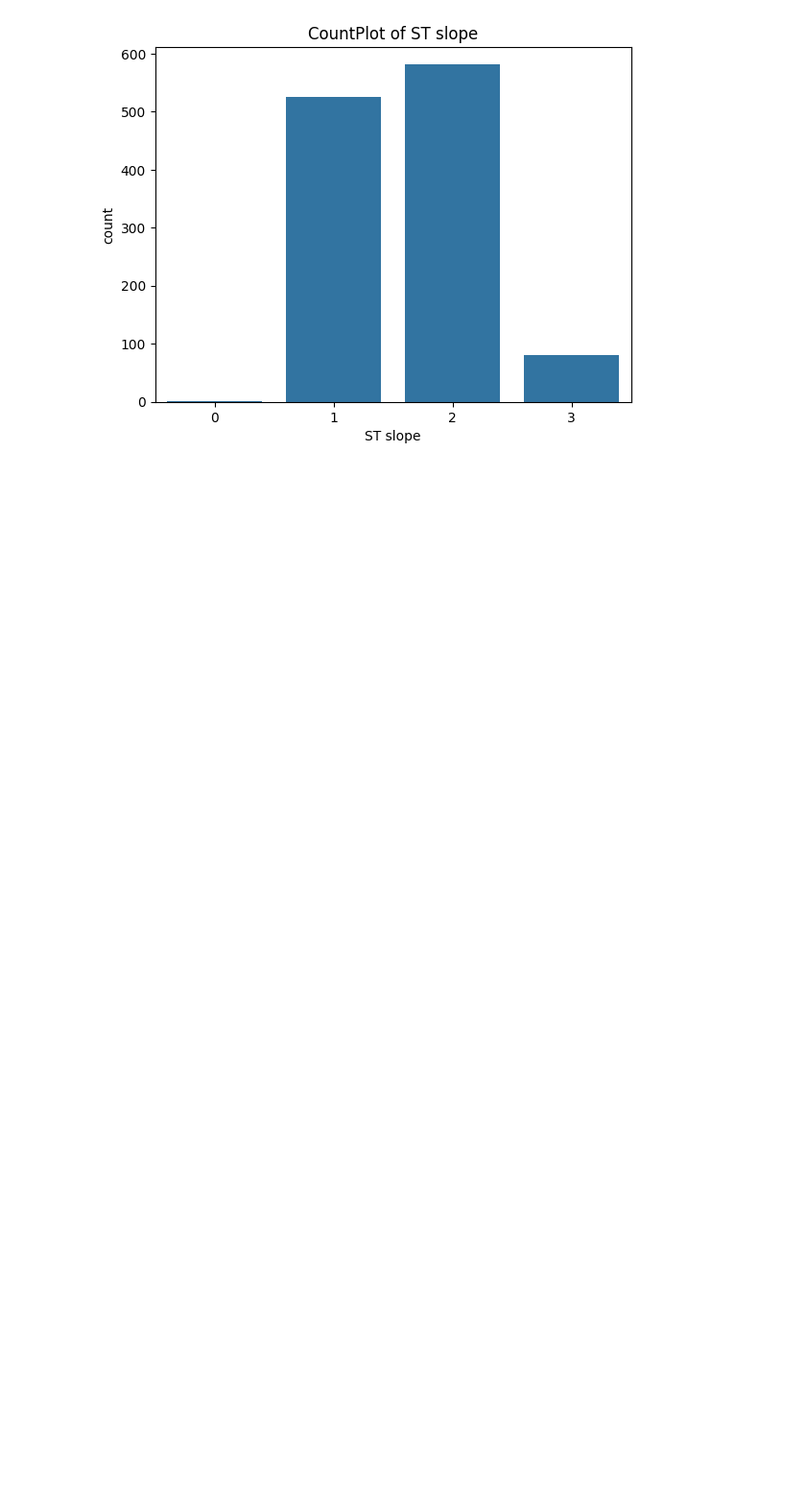
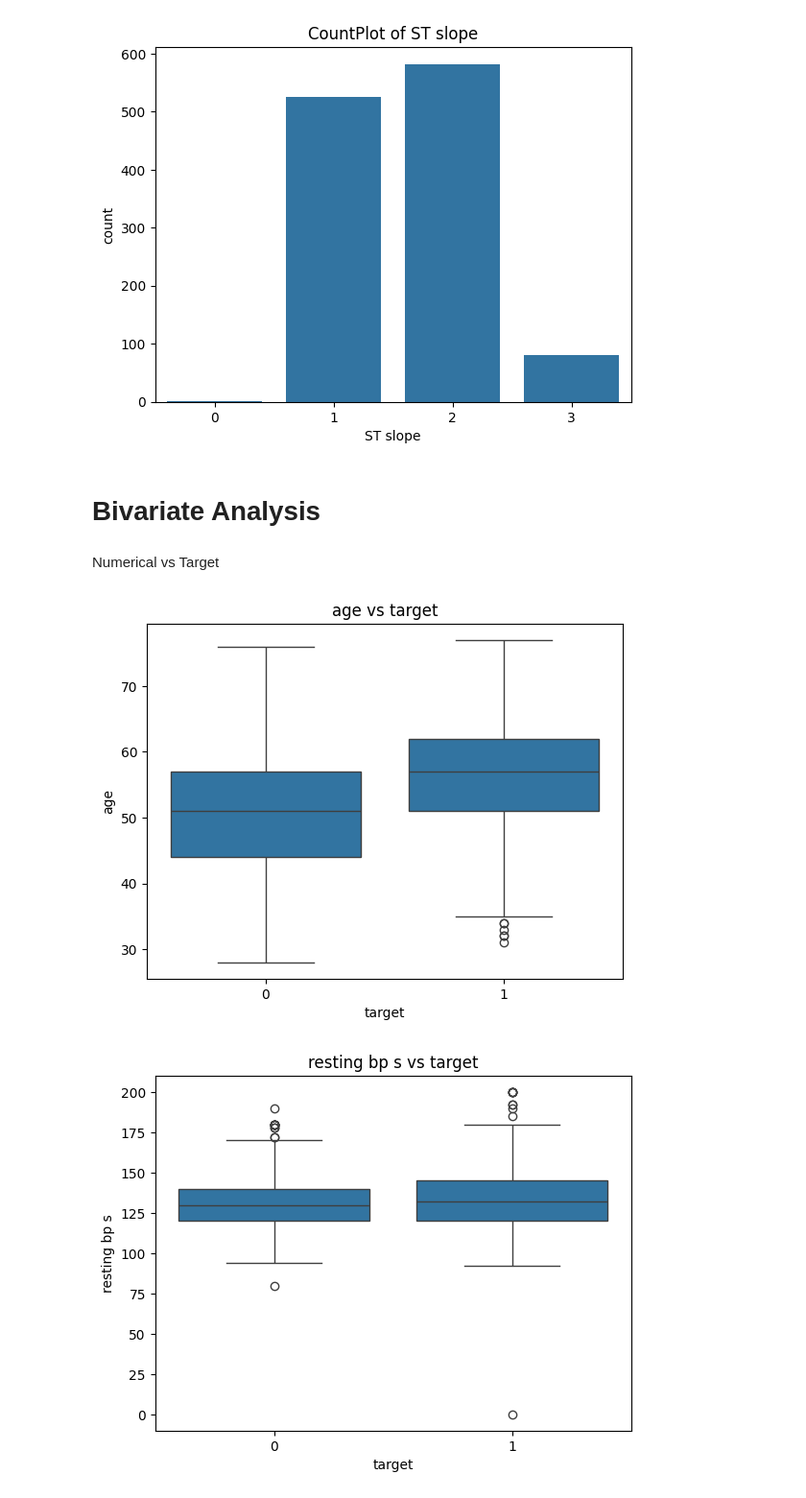
Before and after one commit to RajatDev18/Heart_disease_prediction_working, a Jupyter notebook: Notebooks/data_exploration.ipynb, the cells around one changed output. Shown: that part at 96% size. Saved outputs shown, nothing was run; the diff lists cells and outputs as text; code cells hidden in the pictures; blank space fills up the shorter version.

Commit message:
bivariate analysis

```diff
--- a/Notebooks/data_exploration.ipynb
+++ b/Notebooks/data_exploration.ipynb
@@ -91,3 +89,16 @@ for col in cat_cols:
 [figure]
 [figure]
 [figure]
+# %% [markdown]
+# Bivariate Analysis
+# %% [markdown]
+Numerical vs Target
+# %%
+for col in num_cols:
+        plt.figure()
+        sns.boxplot(x=df[target], y=df[col])
+        plt.title(f"{col} vs {target}")
+        plt.show()
+# %% [output]
+[figure, added]
+[figure, added]
```
Also changed, not shown: parts of 2 cells of this notebook.
